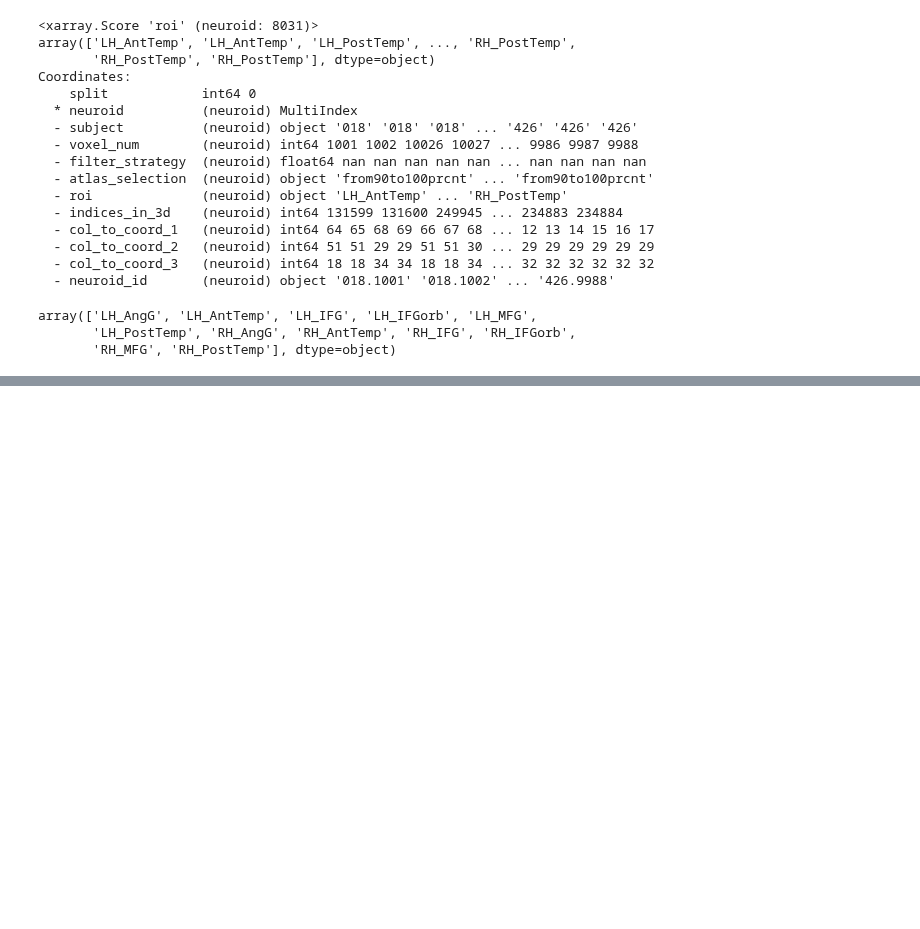
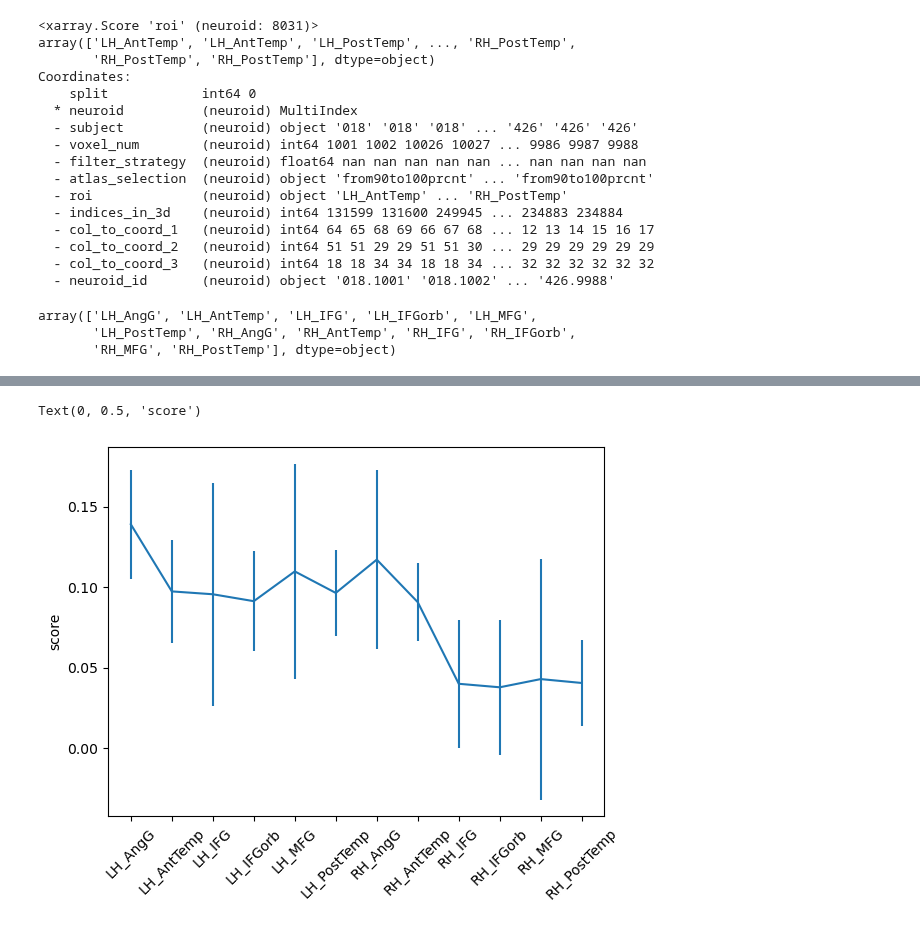
Before and after one commit to hadarl/brainscore-language, a Jupyter notebook: examples/hla_score.ipynb, the cells around one changed output, grey strips where cells are left out. Drawn from its saved outputs; the diff is of its cells as text; code cells hidden in the pictures; blank space fills up the shorter version.

```diff
--- a/examples/hla_score.ipynb
+++ b/examples/hla_score.ipynb
@@ -165 +209,25 @@ RH_PostTemp
+# %%
+# Plotting per-roi score averaged over splits, with error bars (std):
+
+np.shape(roi_score_all_rois_all_splits)
+
+a = np.unique(model_score.raw.raw[0].roi)
+b = np.mean(roi_score_all_rois_all_splits,0)
+c = np.std(roi_score_all_rois_all_splits,0)
+
+fig = plt.figure()
+ax = fig.add_subplot(111)
+ax.errorbar(a, b, yerr=c)
+ax.set_xticks(x)
+ax.set_xticklabels(x, rotation=45)
+ax.set_ylabel('score')
+
+
+#fig, axs = plt.subplots(nrows=2, ncols=2, sharex=True)
+#ax = axs[0,0]
+#ax.errorbar(x, y, yerr=yerr, fmt='o')
+#ax.set_title('Vert. symmetric')
+# %% [output]
+Text(0, 0.5, 'score')
+[figure, added]
 # %%
```
Also changed, not shown: parts of 9 cells of this notebook, 6 other files.
